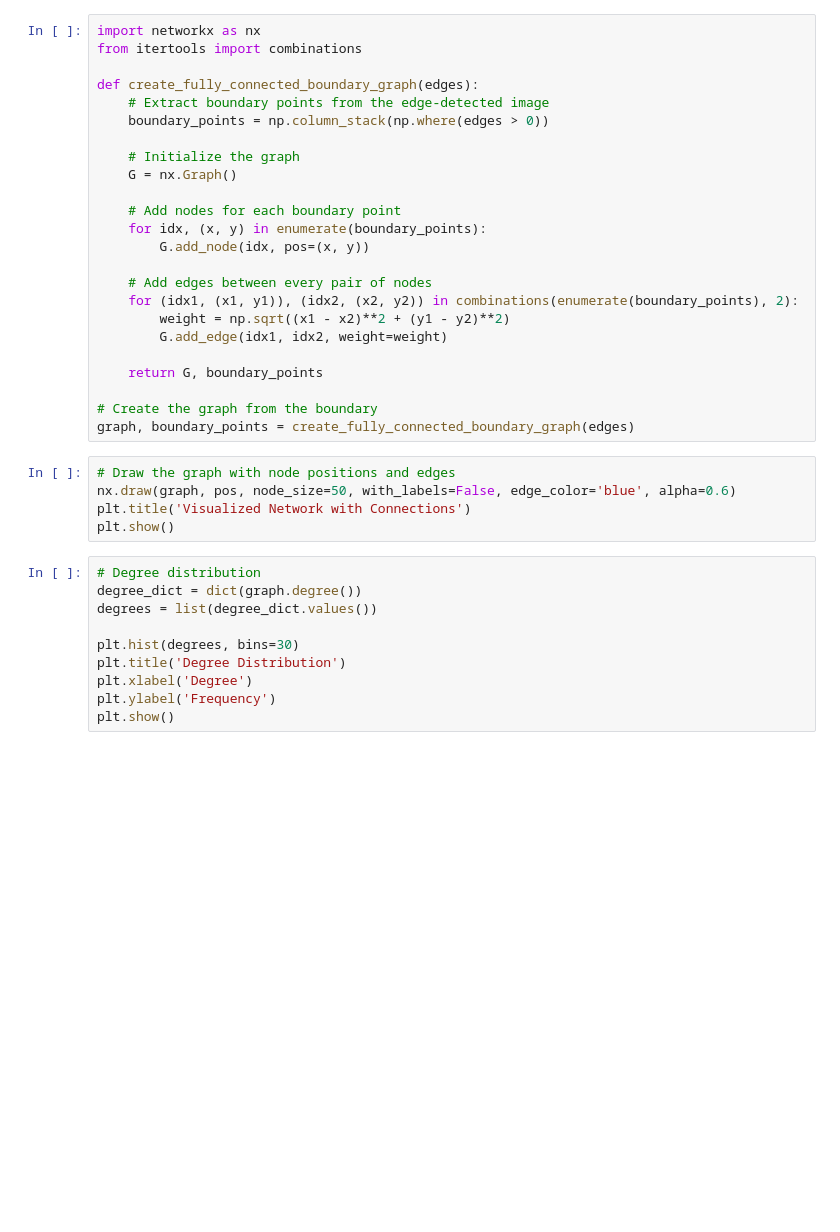
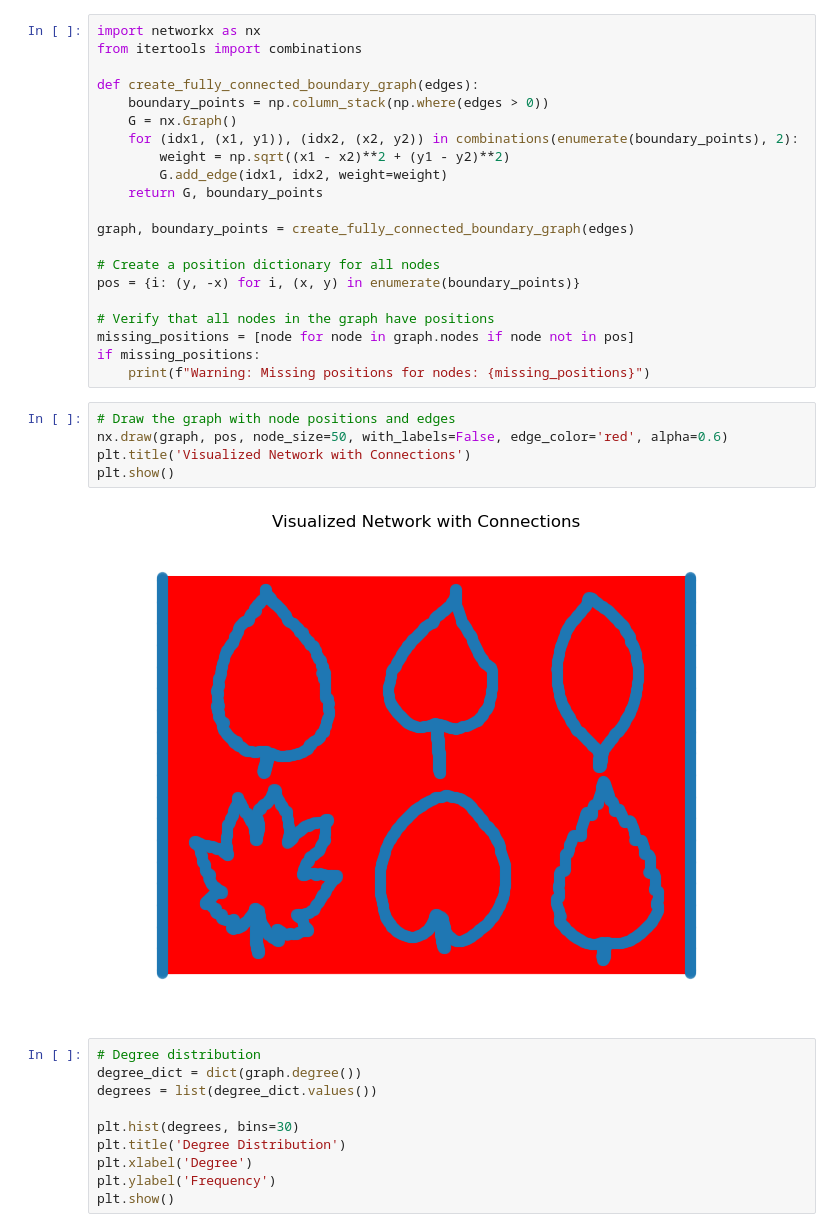
Before and after one commit to mahteus-sanches/natural_artificial_vision, a Jupyter notebook: CN-analysis.ipynb, the cells around one changed output. Cells and saved outputs as stored; diff of their text form; blank space fills up the shorter version.

```diff
--- a/CN-analysis.ipynb
+++ b/CN-analysis.ipynb
@@ -20,30 +20,29 @@ import networkx as nx
 from itertools import combinations
 
 def create_fully_connected_boundary_graph(edges):
-    # Extract boundary points from the edge-detected image
     boundary_points = np.column_stack(np.where(edges > 0))
-
-    # Initialize the graph
     G = nx.Graph()
-
-    # Add nodes for each boundary point
-    for idx, (x, y) in enumerate(boundary_points):
-        G.add_node(idx, pos=(x, y))
-
-    # Add edges between every pair of nodes
     for (idx1, (x1, y1)), (idx2, (x2, y2)) in combinations(enumerate(boundary_points), 2):
         weight = np.sqrt((x1 - x2)**2 + (y1 - y2)**2)
         G.add_edge(idx1, idx2, weight=weight)
-
     return G, boundary_points
 
-# Create the graph from the boundary
 graph, boundary_points = create_fully_connected_boundary_graph(edges)
+
+# Create a position dictionary for all nodes
+pos = {i: (y, -x) for i, (x, y) in enumerate(boundary_points)}
+
+# Verify that all nodes in the graph have positions
+missing_positions = [node for node in graph.nodes if node not in pos]
+if missing_positions:
+    print(f"Warning: Missing positions for nodes: {missing_positions}")
 # %%
 # Draw the graph with node positions and edges
-nx.draw(graph, pos, node_size=50, with_labels=False, edge_color='blue', alpha=0.6)
+nx.draw(graph, pos, node_size=50, with_labels=False, edge_color='red', alpha=0.6)
 plt.title('Visualized Network with Connections')
 plt.show()
+# %% [output]
+[figure, added]
 # %%
 # Degree distribution
 degree_dict = dict(graph.degree())
```
Also changed, not shown: parts of 1 cell of this notebook.
